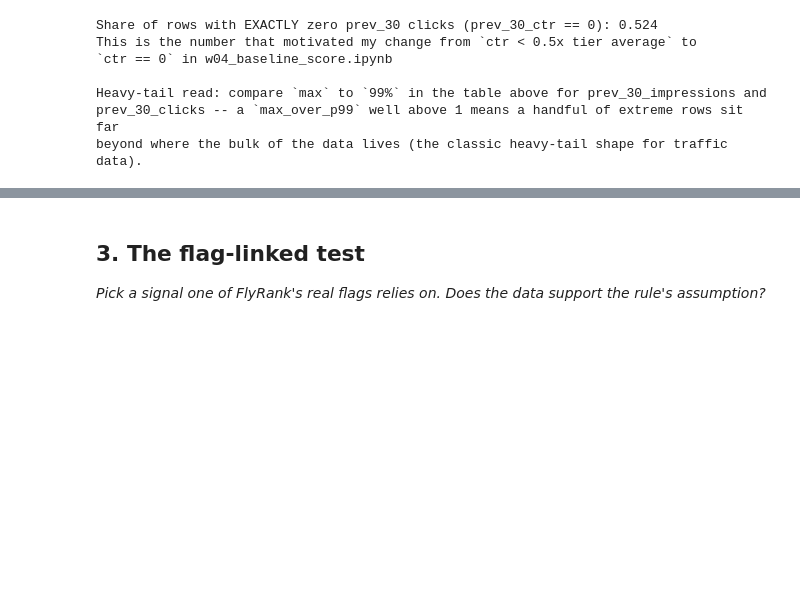
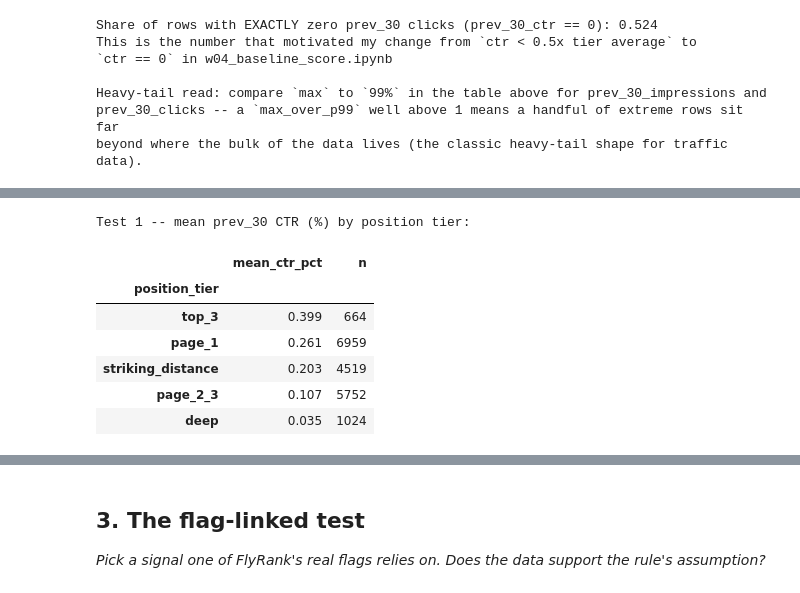
Before and after one commit to vahagngrigoryan2006/flyrank-internship-ml, a Jupyter notebook: work/notebooks/w04_signal_audit.ipynb, the cells around one changed output, grey strips where cells are left out. Cells and saved outputs as stored; diff of their text form; code cells hidden in the pictures; blank space fills up the shorter version.

```diff
--- a/work/notebooks/w04_signal_audit.ipynb
+++ b/work/notebooks/w04_signal_audit.ipynb
@@ -131,3 +145,21 @@ beyond where the bulk of the data lives (the classic heavy-tail shape for traffi
 # %%
 # This cell is for CODE (numbers, a query, a check).
 # Write your text answer in the cell ABOVE this one — typing sentences here breaks Run All.
+
+position_bins = [0, 3, 10, 20, 50, np.inf]
+position_labels = ["top_3", "page_1", "striking_distance", "page_2_3", "deep"]
+df["position_tier"] = pd.cut(df["prev_30_avg_position"], bins=position_bins, labels=position_labels)
+
+test1_table = df.groupby("position_tier", observed=True)["prev_30_ctr"].agg(["mean", "count"]).round(3)
+test1_table.columns = ["mean_ctr_pct", "n"]
+print("Test 1 -- mean prev_30 CTR (%) by position tier:")
+test1_table
+# %% [output]
+Test 1 -- mean prev_30 CTR (%) by position tier:
+|  | mean_ctr_pct | n |
+| position_tier |  |  |
+| top_3 | 0.399 | 664 |
+| page_1 | 0.261 | 6959 |
+| striking_distance | 0.203 | 4519 |
+| page_2_3 | 0.107 | 5752 |
+| deep | 0.035 | 1024 |
```
Also changed, not shown: parts of 7 cells of this notebook.
